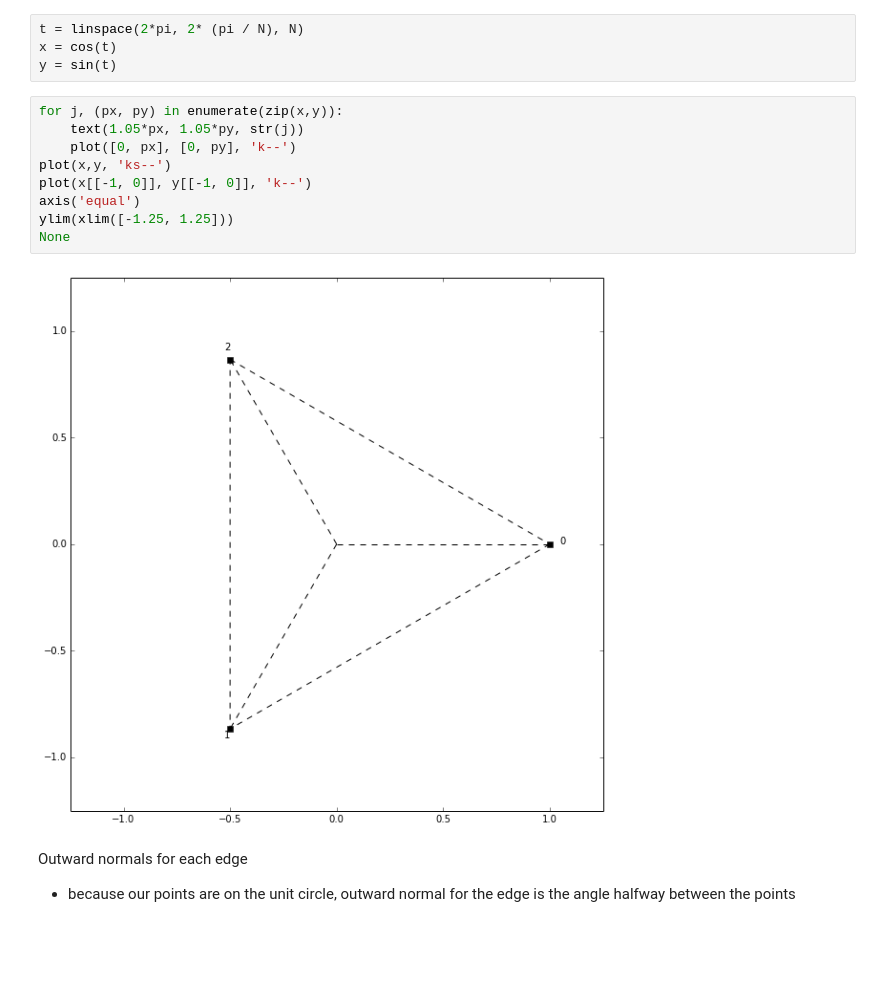
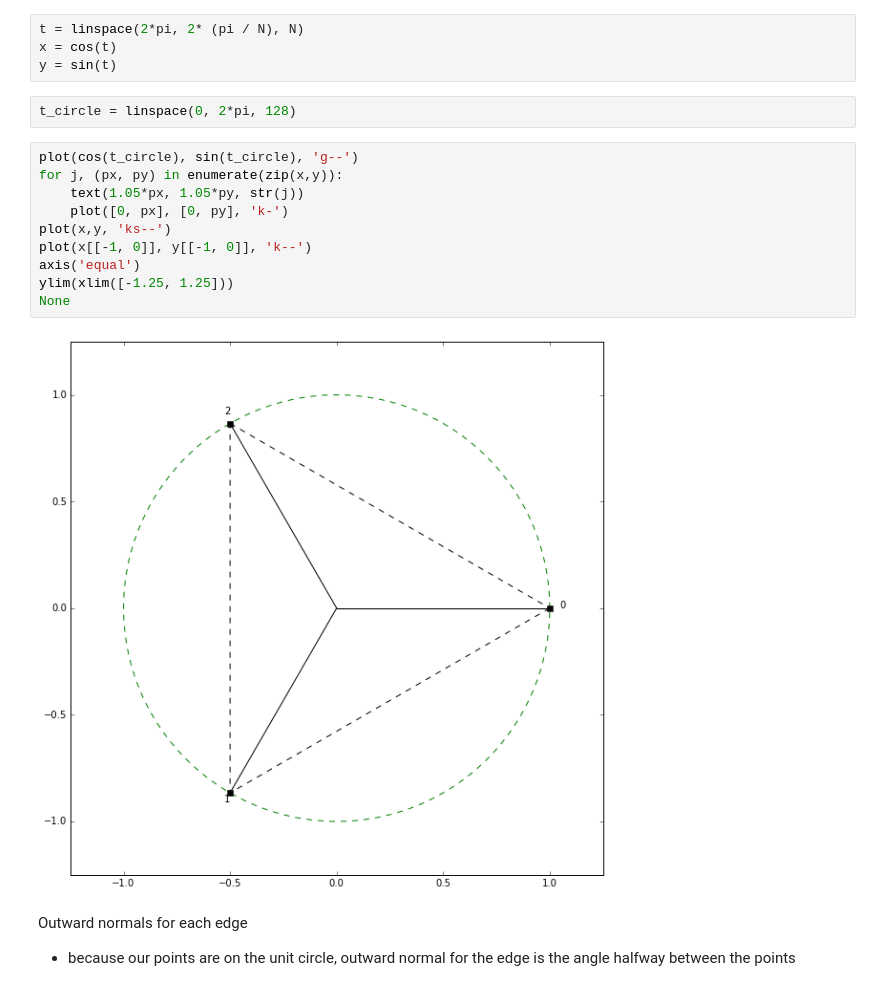
Before and after one commit to levy5674/fractals, a Jupyter notebook: spiral.ipynb, the cells around one changed output. Cells and saved outputs as stored; diff of their text form; blank space fills up the shorter version.

Commit message:
showing unit circle

```diff
--- a/spiral.ipynb
+++ b/spiral.ipynb
@@ -16,17 +16,20 @@ Vertices of the inner polygon
 t = linspace(2*pi, 2* (pi / N), N)
 x = cos(t)
 y = sin(t)
+# %%
+t_circle = linspace(0, 2*pi, 128)
 # %%
+plot(cos(t_circle), sin(t_circle), 'g--')
 for j, (px, py) in enumerate(zip(x,y)):
     text(1.05*px, 1.05*py, str(j))
-    plot([0, px], [0, py], 'k--')
+    plot([0, px], [0, py], 'k-')
 plot(x,y, 'ks--')
 plot(x[[-1, 0]], y[[-1, 0]], 'k--')
 axis('equal')
 ylim(xlim([-1.25, 1.25]))
 None
 # %% [output]
-[figure, old version]
+[figure, new version]
 # %% [markdown]
 Outward normals for each edge
 - because our points are on the unit circle, outward normal for the edge is the angle halfway between the points
```
Also changed, not shown: parts of 1 cell of this notebook.
